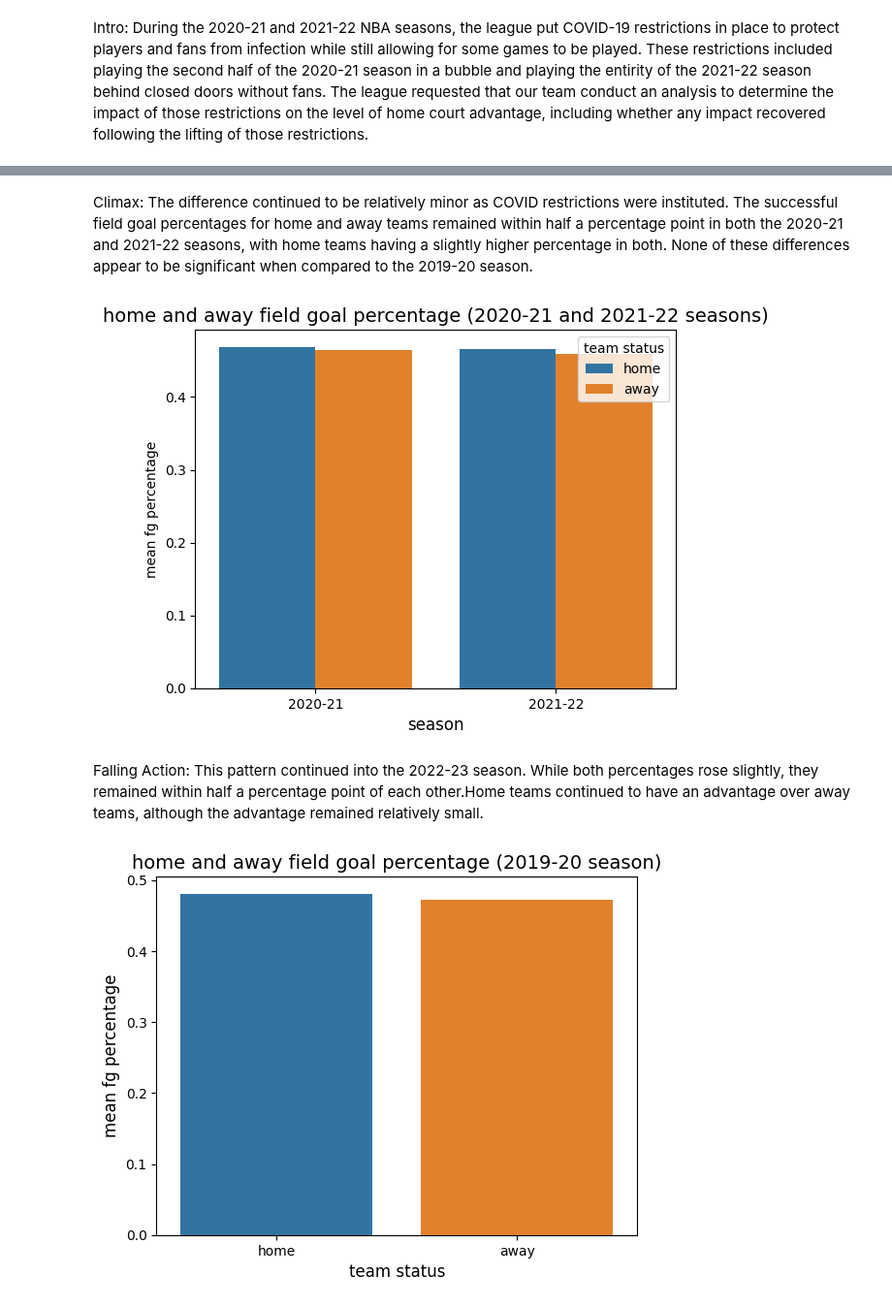
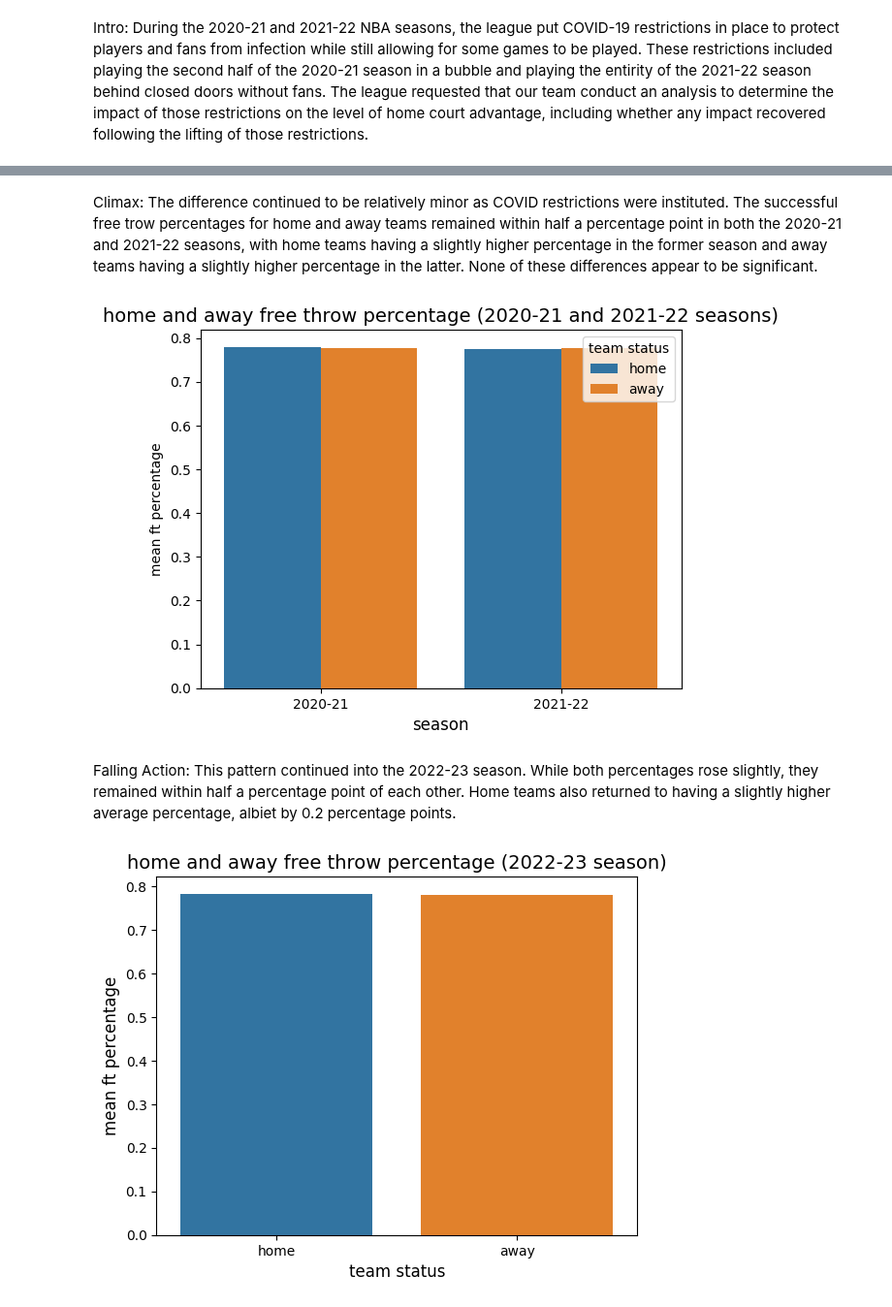
Before and after one commit to thezachdrake/UMD-INST627-Fall2024, a Jupyter notebook: inclass.ipynb, the cells around one changed output, grey strips where cells are left out. Shown at 97% size. Drawn from its saved outputs; the diff is of its cells as text; code cells hidden in the pictures.

```diff
--- a/inclass.ipynb
+++ b/inclass.ipynb
@@ -370,33 +370,33 @@ plt.show()
 # %% [markdown]
-Climax: The difference continued to be relatively minor as COVID restrictions were instituted. The successful field goal percentages for home and away teams remained within half a percentage point in both the 2020-21 and 2021-22 seasons, with home teams having a slightly higher percentage in both. None of these differences appear to be significant when compared to the 2019-20 season.
+Climax: The difference continued to be relatively minor as COVID restrictions were instituted. The successful free trow percentages for home and away teams remained within half a percentage point in both the 2020-21 and 2021-22 seasons, with home teams having a slightly higher percentage in the former season and away teams having a slightly higher percentage in the latter. None of these differences appear to be significant.
 # %%
-covid_fg_20 = pd.read_sql_query("SELECT team_name_home, fg_pct_home, team_name_away, fg_pct_away, season_id FROM game WHERE season_id IN (22021, 22020) ORDER BY season_id DESC", con)
+covid_ft_20 = pd.read_sql_query("SELECT team_name_home, ft_pct_home, team_name_away, ft_pct_away, season_id FROM game WHERE season_id IN (22021, 22020) ORDER BY season_id DESC", con)
 
-covid_fg_20_group = covid_fg_20.groupby(['season_id']).agg({'fg_pct_home': ['mean'], 'fg_pct_away': ['mean']})
-covid_fg_20_group.columns = ['home', 'away']
-covid_fg_20_group = covid_fg_20_group.reset_index()
-covid_pts_melt = pd.melt(covid_fg_20_group, id_vars=['season_id'], value_vars=['home', 'away'], var_name='team status', value_name='mean fg percentage')
+covid_ft_20_group = covid_ft_20.groupby(['season_id']).agg({'ft_pct_home': ['mean'], 'ft_pct_away': ['mean']})
+covid_ft_20_group.columns = ['home', 'away']
+covid_ft_20_group = covid_ft_20_group.reset_index()
+covid_pts_melt = pd.melt(covid_ft_20_group, id_vars=['season_id'], value_vars=['home', 'away'], var_name='team status', value_name='mean ft percentage')
 
-ax = sns.barplot(data=covid_pts_melt, x='season_id', y='mean fg percentage', hue='team status')
-ax.set_title('home and away field goal percentage (2020-21 and 2021-22 seasons)', fontsize=14)
+ax = sns.barplot(data=covid_pts_melt, x='season_id', y='mean ft percentage', hue='team status')
+ax.set_title('home and away free throw percentage (2020-21 and 2021-22 seasons)', fontsize=14)
 ax.set_xlabel('season', fontsize=12)
 ax.set_xticklabels(['2020-21', '2021-22'], fontsize=10)
 plt.show()
 # %% [output]
-[figure, old version]
+[figure, new version]
 # %% [markdown]
-Falling Action: This pattern continued into the 2022-23 season. While both percentages rose slightly, they remained within half a percentage point of each other.Home teams continued to have an advantage over away teams, although the advantage remained relatively small.
+Falling Action: This pattern continued into the 2022-23 season. While both percentages rose slightly, they remained within half a percentage point of each other. Home teams also returned to having a slightly higher average percentage, albiet by 0.2 percentage points.
 # %%
-covid_fg_19 = pd.read_sql_query("SELECT team_name_home, fg_pct_home, team_name_away, fg_pct_away, season_id FROM game WHERE season_id IN (22022) ORDER BY season_id DESC", con)
+covid_ft_22 = pd.read_sql_query("SELECT team_name_home, ft_pct_home, team_name_away, ft_pct_away, season_id FROM game WHERE season_id IN (22022) ORDER BY season_id DESC", con)
 
-covid_fg_19_group = covid_fg_19.groupby(['season_id']).agg({'fg_pct_home': ['mean'], 'fg_pct_away': ['mean']})
+covid_ft_22_group = covid_ft_22.groupby(['season_id']).agg({'ft_pct_home': ['mean'], 'ft_pct_away': ['mean']})
 
-ax = sns.barplot(data=covid_fg_19_group)
-ax.set_title('home and away field goal percentage (2019-20 season)', fontsize=14)
+ax = sns.barplot(data=covid_ft_22_group)
+ax.set_title('home and away free throw percentage (2022-23 season)', fontsize=14)
 ax.set_xlabel('team status', fontsize=12)
-ax.set_ylabel('mean fg percentage', fontsize=12)
+ax.set_ylabel('mean ft percentage', fontsize=12)
 ax.set_xticklabels(['home', 'away'], fontsize=10)
 plt.show()
 # %% [output]
-[figure, old version]
+[figure, new version]
 # %% [markdown]
```
Also changed, not shown: parts of 4 cells of this notebook.
